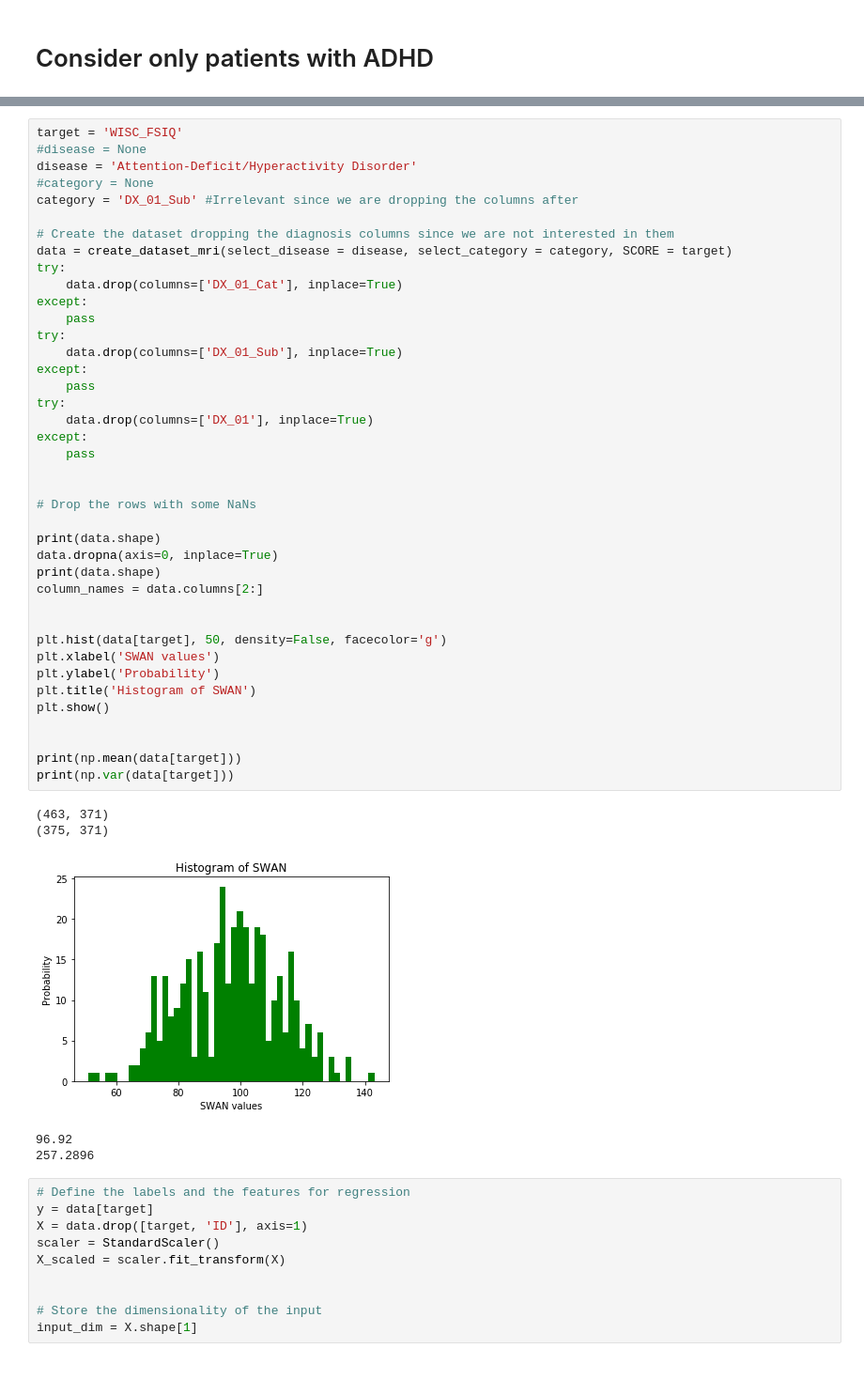
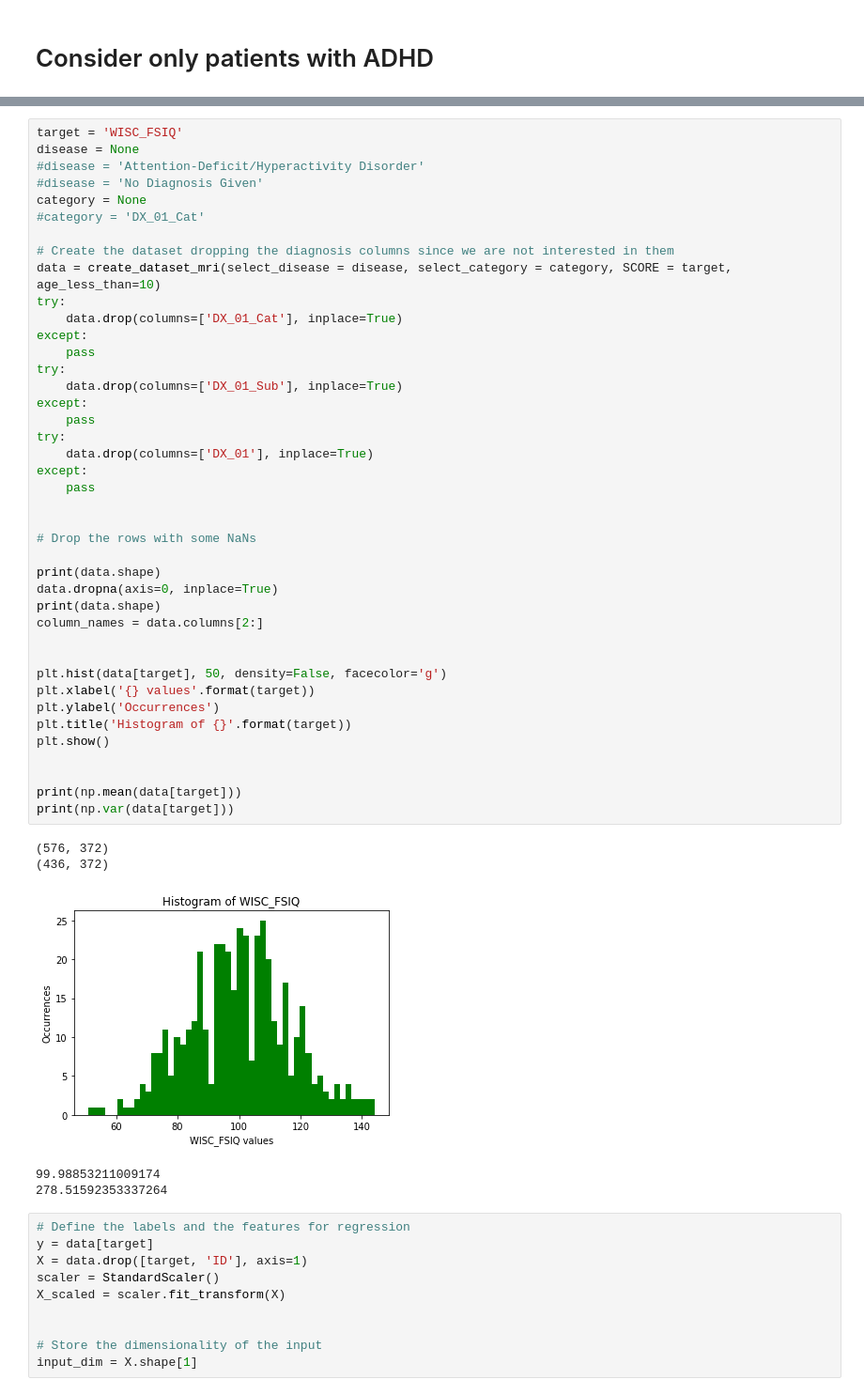
Before and after one commit to alestolfo/ds-lab, a Jupyter notebook: WISC_MRI.ipynb, the cells around one changed output, grey strips where cells are left out. Shown at 94% size. Saved outputs shown, nothing was run; the diff lists cells and outputs as text; blank space fills up the shorter version.

Commit message:
Add filter on the age in creating dataset MRI

```diff
--- a/WISC_MRI.ipynb
+++ b/WISC_MRI.ipynb
@@ -302,49 +322,50 @@ There seems to be almost no relationship between the MRI data and the results to
 # %%
 target = 'WISC_FSIQ'
-#disease = None
-disease = 'Attention-Deficit/Hyperactivity Disorder'
-#category = None
-category = 'DX_01_Sub' #Irrelevant since we are dropping the columns after
+disease = None
+#disease = 'Attention-Deficit/Hyperactivity Disorder'
+#disease = 'No Diagnosis Given'
+category = None
+#category = 'DX_01_Cat'
 
 # Create the dataset dropping the diagnosis columns since we are not interested in them
-data = create_dataset_mri(select_disease = disease, select_category = category, SCORE = target)
+data = create_dataset_mri(select_disease = disease, select_category = category, SCORE = target, age_less_than=10)
 try:
     data.drop(columns=['DX_01_Cat'], inplace=True)
 except:
     pass
 try:
     data.drop(columns=['DX_01_Sub'], inplace=True)
 except:
     pass
 try:
     data.drop(columns=['DX_01'], inplace=True)
 except:
     pass
 
 
 # Drop the rows with some NaNs
 
 print(data.shape)
 data.dropna(axis=0, inplace=True)
 print(data.shape)
 column_names = data.columns[2:]
 
 
 plt.hist(data[target], 50, density=False, facecolor='g')
-plt.xlabel('SWAN values')
-plt.ylabel('Probability')
-plt.title('Histogram of SWAN')
+plt.xlabel('{} values'.format(target))
+plt.ylabel('Occurrences')
+plt.title('Histogram of {}'.format(target))
 plt.show()
 
 
 print(np.mean(data[target]))
 print(np.var(data[target]))
 # %% [output]
-(463, 371)
-(375, 371)
+(576, 372)
+(436, 372)
-[figure, old version]
+[figure, new version]
-96.92
-257.2896
+99.98853211009174
+278.51592353337264
 # %%
 # Define the labels and the features for regression
 y = data[target]
```
Also changed, not shown: parts of 10 cells of this notebook, 1 other file.
